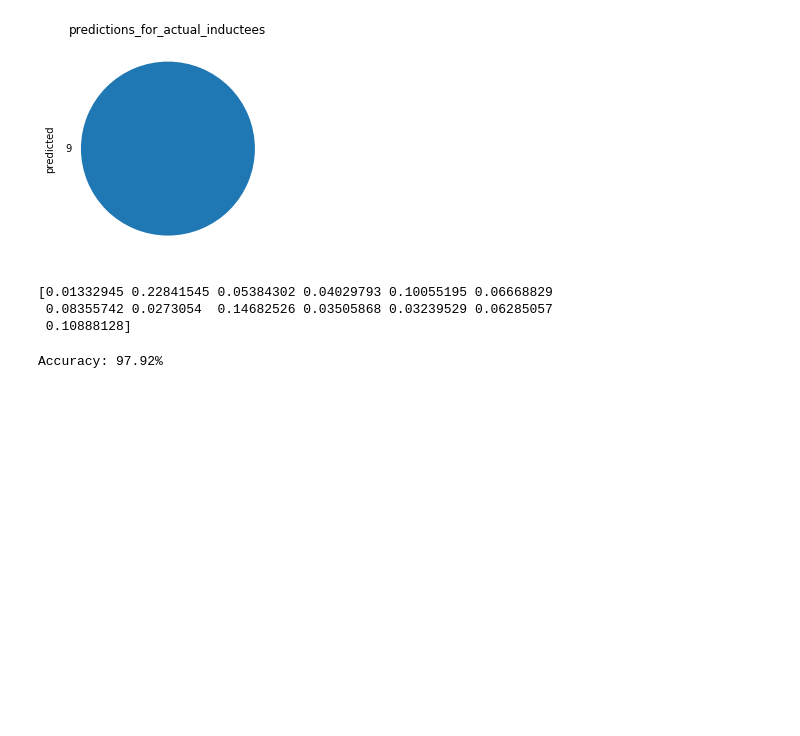
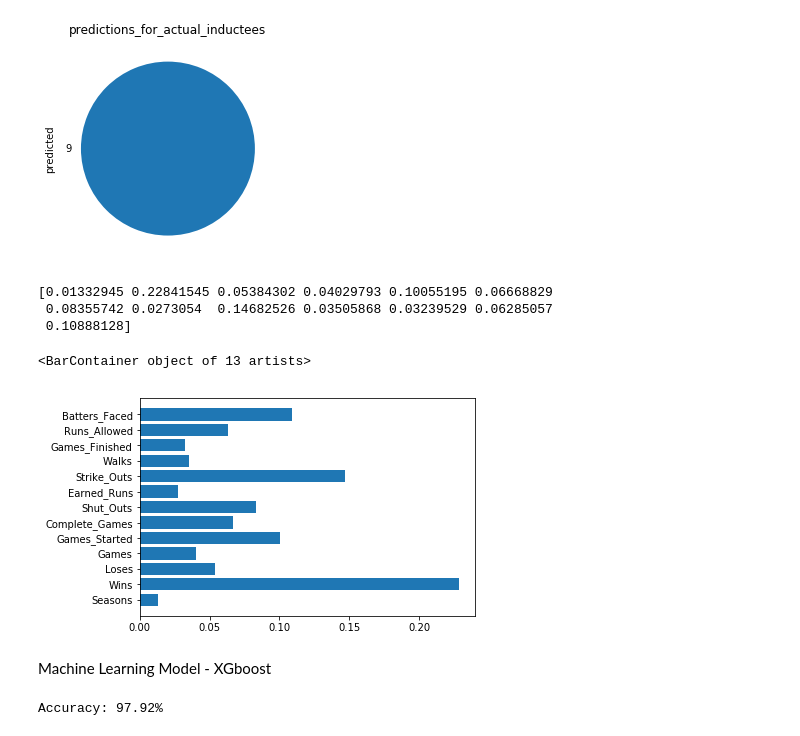
Before and after one commit to cmarche2ti/mlb-hall-of-fame, a Jupyter notebook: pitchers_ml_imbalanced.ipynb, the cells around one changed output. Saved outputs shown, nothing was run; the diff lists cells and outputs as text; code cells hidden in the pictures; blank space fills up the shorter version.

```diff
--- a/pitchers_ml_imbalanced.ipynb
+++ b/pitchers_ml_imbalanced.ipynb
@@ -126,6 +113,13 @@ print(clf.feature_importances_)
 [0.01332945 0.22841545 0.05384302 0.04029793 0.10055195 0.06668829
  0.08355742 0.0273054  0.14682526 0.03505868 0.03239529 0.06285057
  0.10888128]
+# %%
+plt.barh(feature_names,clf.feature_importances_)
+# %% [output]
+<BarContainer object of 13 artists>
+[figure, added]
+# %% [markdown]
+Machine Learning Model - XGboost
 # %%
 import os
 os.environ['KMP_DUPLICATE_LIB_OK']='True'
```
Also changed, not shown: parts of 11 cells of this notebook, 14 other files.
